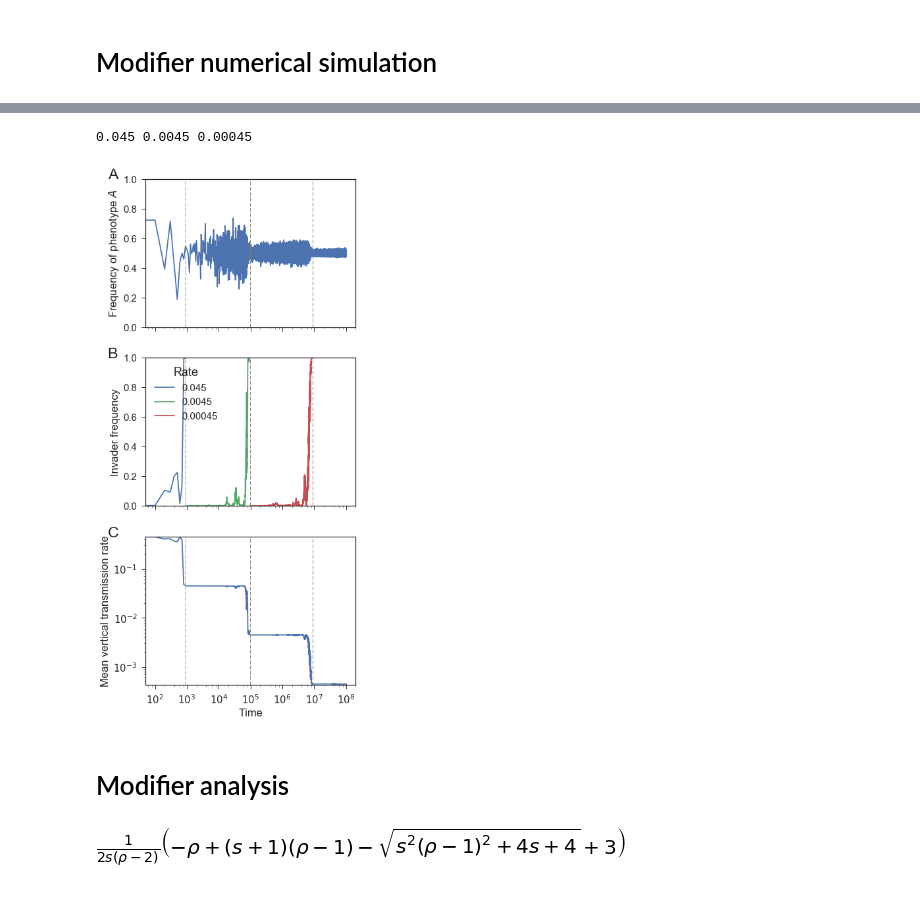
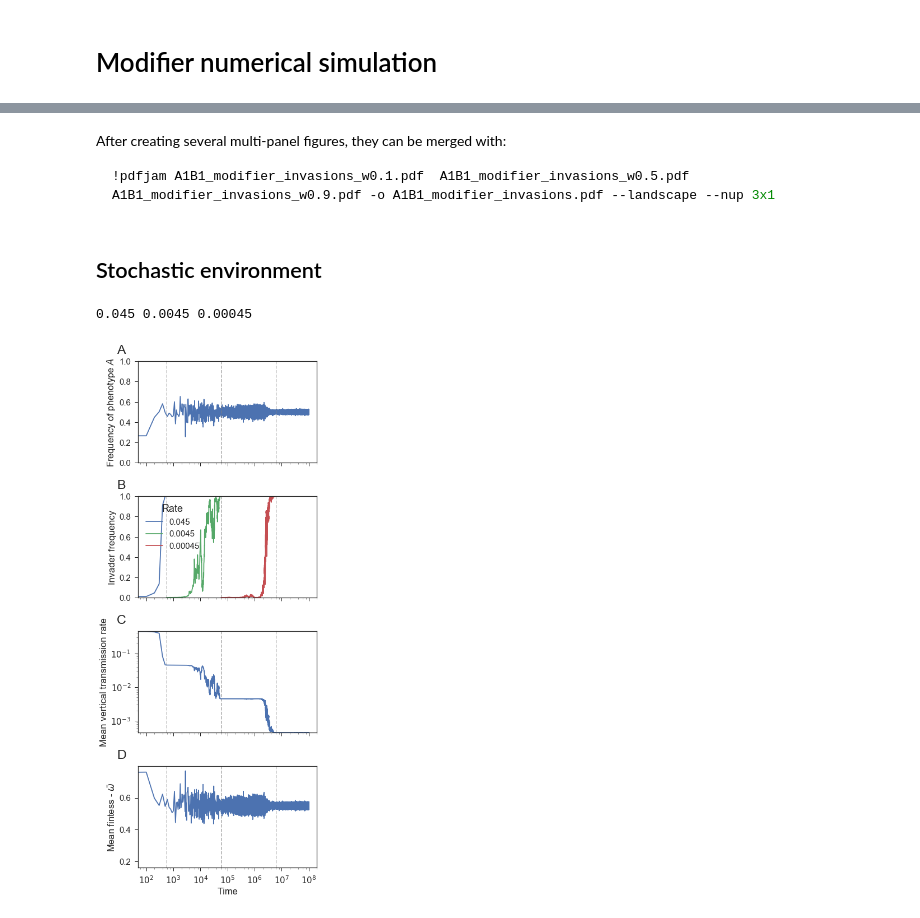
Before and after one commit to yoavram/Milpitas, a Jupyter notebook: notebooks/modifiers recursion.ipynb, the cells around one changed output, grey strips where cells are left out. Cells and saved outputs as stored; diff of their text form; code cells hidden in the pictures.

Commit message:
figures revised following MWF comments

````diff
--- a/notebooks/modifiers recursion.ipynb
+++ b/notebooks/modifiers recursion.ipynb
@@ -2,6 +2,8 @@
 %matplotlib inline
 import matplotlib.pyplot as plt
 import matplotlib as mpl
+from mpl_toolkits.axes_grid1.inset_locator import inset_axes
+from mpl_toolkits.axes_grid1.inset_locator import mark_inset
 import numpy as np
 import numba
 import pickle
@@ -10,13 +12,8 @@ sns.set(
     style='ticks',
     font_scale=1.5
 )
-
-def fig_panel_labels(axes, letters='ABCDEFGHIJKLMNOP', xcoord=-0.17, ycoord=0.92, panel_label_size=plt.rcParams[ 'axes.titlesize']*1.3):
-    return [
-        ax.annotate(letter, (xcoord, ycoord), xycoords='axes fraction', fontsize=panel_label_size)
-        for ax, letter
-        in zip(axes.flat, letters)
-    ]
+from rakott.mpl import fig_panel_labels
+import string
 # %% [markdown]
 # Modifier model
 
@@ -149 +173,8 @@ fig, axes = plot_invasions(x, invasions, rate, ρ0=0.1, filename='../figures/A1B
+# %% [markdown]
+After creating several multi-panel figures, they can be merged with:
+```sh
+!pdfjam A1B1_modifier_invasions_w0.1.pdf  A1B1_modifier_invasions_w0.5.pdf A1B1_modifier_invasions_w0.9.pdf -o A1B1_modifier_invasions.pdf --landscape --nup 3x1
+```
+# %% [markdown]
+## Stochastic environment
 # %%
@@ -155,6 +186,11 @@ np.savez_compressed('stoch_modifier_invasions.npz', x=x, invasions=invasions, ra
+# %%
+d = np.load('stoch_modifier_invasions.npz')
+x = d['x']
+invasions = d['invasions']
+rate = d['rate']
+wbar = d['wbar']
+del d
 # %%
-fig, axes = plot_invasions(x, invasions, rate, ρ0=0.45, time_step=100, filename='../figures/stoch_modifier_invasions.pdf')
+fig, axes = plot_invasions(x, invasions, rate, wbar, ρ0=0.45, time_step=100, inset=False, filename='../figures/stoch_modifier_invasions.pdf')
 # %% [output]
-[figure, old version]
+[figure, new version]
-# %% [markdown]
-# Modifier analysis
@@ -166,6 +196,0 @@ x, s, ρ, P = sympy.symbols('x s ρ P', real=True, positive=True)
-# %%
-x_star = ((1 + s) * (1 - ρ) - (3 - ρ) + sympy.sqrt((1 - ρ)**2 * s**2 + 4 * (1 + s))) / (2 * (2 -  ρ) * s)
-x_star = sympy.simplify(x_star)
-x_star
-# %% [output]
-[figure, removed]
````
Also changed, not shown: parts of 15 cells of this notebook, 3 other files.
